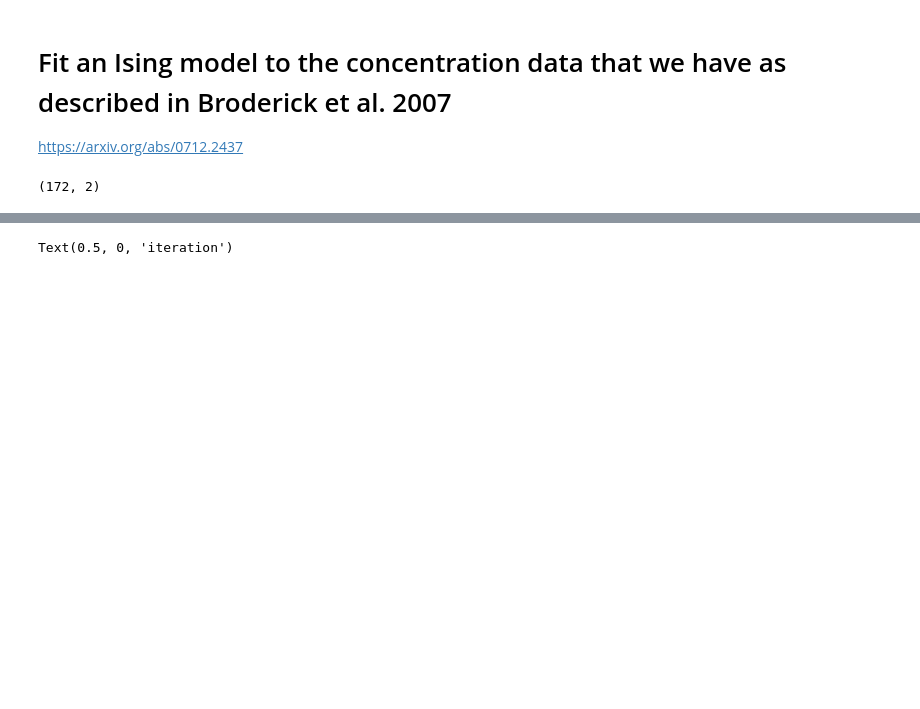
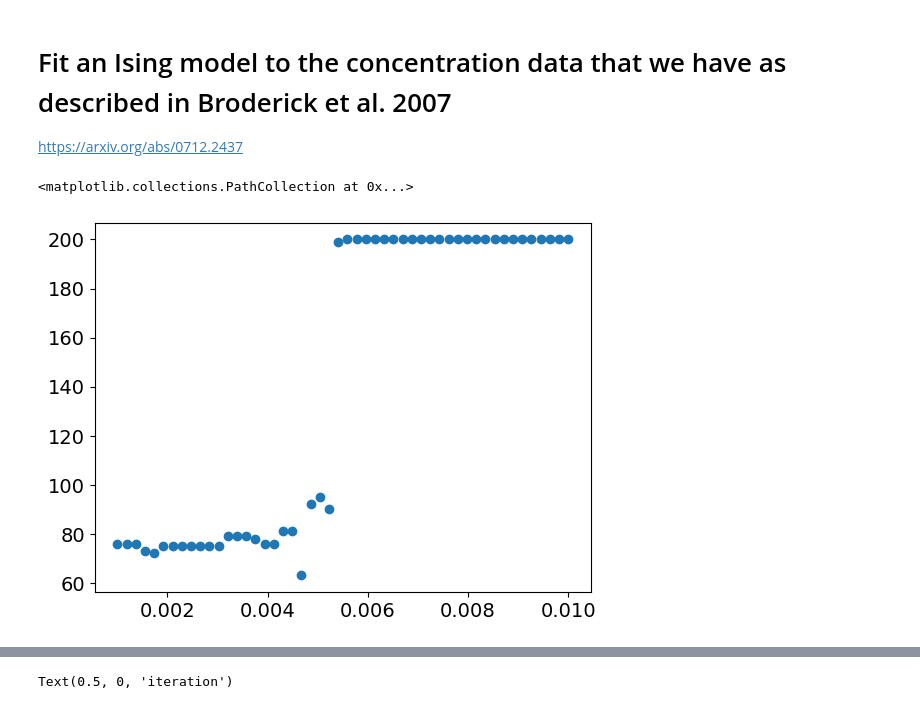
Before and after one commit to juancarlosfdc/noncanonical-olfaction, a Jupyter notebook: ising/fit_ising_model.ipynb, the cells around one changed output, grey strips where cells are left out. Cells and saved outputs as stored; diff of their text form; code cells hidden in the pictures; blank space fills up the shorter version.

```diff
--- a/ising/fit_ising_model.ipynb
+++ b/ising/fit_ising_model.ipynb
@@ -99,7 +116,3 @@ h = jnp.zeros(4 * len(oim.downsampled_data))
 J = jnp.ones((4 * oim.downsampled_data.shape[0], 4*oim.downsampled_data.shape[0]))
 # betas = jnp.logspace(-3, 0, 5)
 vals = oim.sample_from_ising_model(key, h, J, iters=2)
-# %%
-vals.shape
-# %% [output]
-(172, 2)
@@ -106 +123,6 @@ vals.shape
+# %%
+plt.scatter(betas, taus)
+# %% [output]
+<matplotlib.collections.PathCollection at 0x...>
+[figure, added]
 # %%
```
Also changed, not shown: parts of 8 cells of this notebook.
